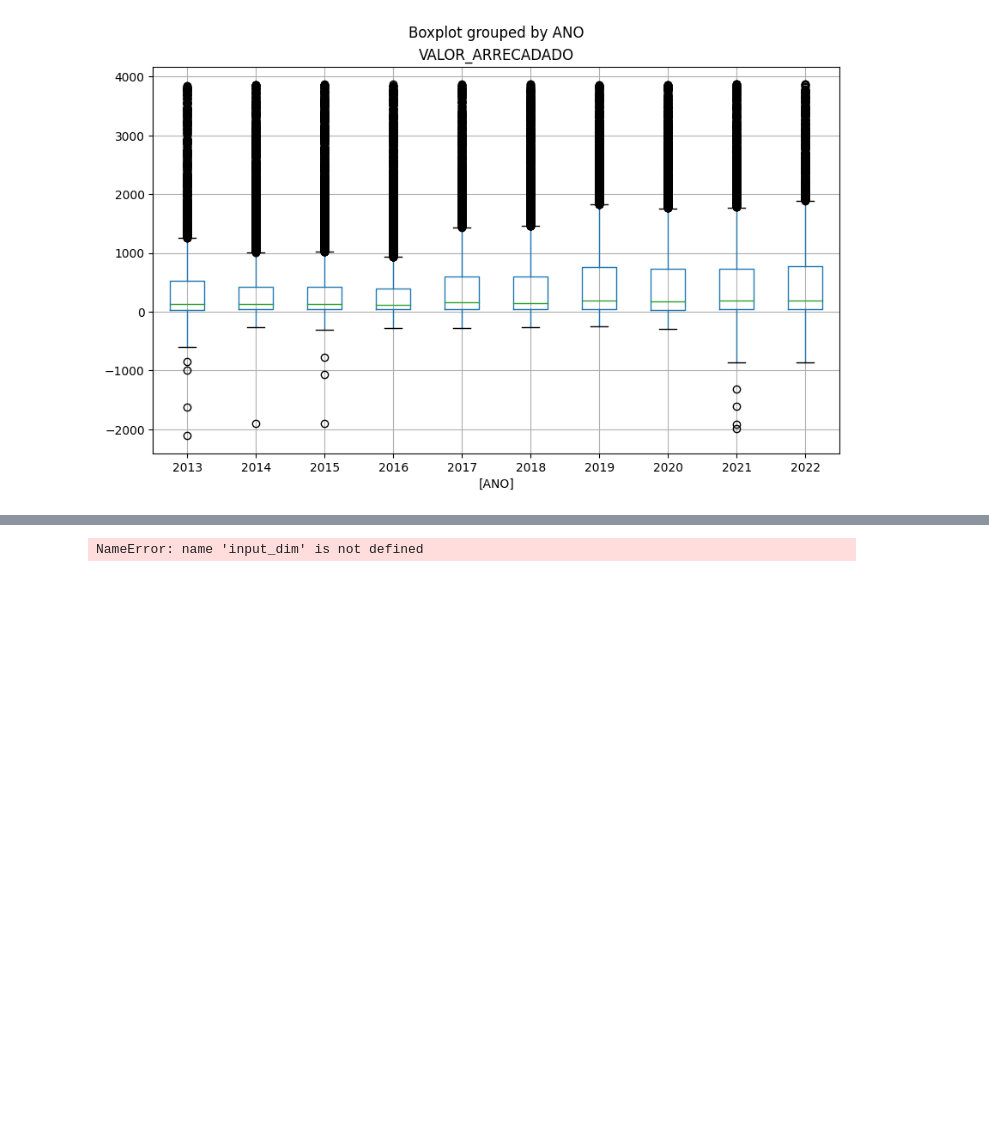
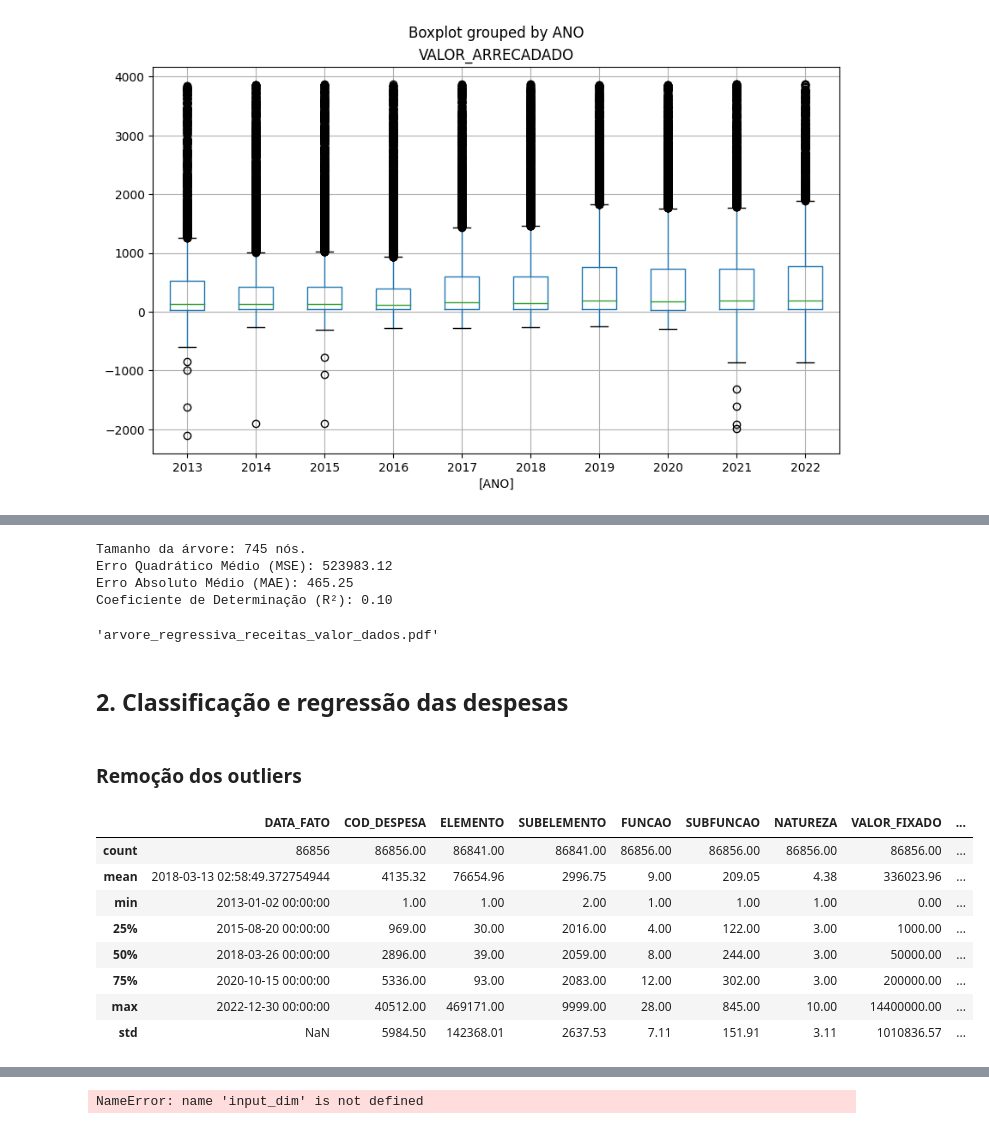
Before and after one commit to AllysonAbreu/dw_contas_publicas_2022, a Jupyter notebook: TCC2/dados/arvores_decisao.ipynb, the cells around one changed output, grey strips where cells are left out. Saved outputs shown, nothing was run; the diff lists cells and outputs as text; code cells hidden in the pictures; blank space fills up the shorter version.

```diff
--- a/TCC2/dados/arvores_decisao.ipynb
+++ b/TCC2/dados/arvores_decisao.ipynb
@@ -274,0 +470,28 @@ Erro Quadrático Médio (MSE): 5469504231.71838
+# %%
+# Definir as features (recursos) e o alvo (target)
+X = ['COD_CONTRIBUINTE_INTEIRO']
+y = 'VALOR_ARRECADADO'
+
+# Supondo que X contenha as características relevantes e y seja o valor arrecadado
+X_train, X_test, y_train, y_test = train_test_split(df_nao_amostrado[X], df_nao_amostrado[y], test_size=0.2, random_state=42)
+
+# Faça previsões
+y_pred = regressor.predict(X_test)
+
+# Obter o número de nós da árvore
+num_nodes = regressor.tree_.node_count
+print(f"Tamanho da árvore: {num_nodes} nós.")
+
+# Avaliação do modelo
+mse = mean_squared_error(y_test, y_pred)
+mae = mean_absolute_error(y_test, y_pred)
+r2 = r2_score(y_test, y_pred)
+
+print(f"Erro Quadrático Médio (MSE): {mse:.2f}")
+print(f"Erro Absoluto Médio (MAE): {mae:.2f}")
+print(f"Coeficiente de Determinação (R²): {r2:.2f}")
+# %% [output]
+Tamanho da árvore: 745 nós.
+Erro Quadrático Médio (MSE): 523983.12
+Erro Absoluto Médio (MAE): 465.25
+Coeficiente de Determinação (R²): 0.10
@@ -274,0 +509,27 @@ Erro Quadrático Médio (MSE): 5469504231.71838
+# %%
+names = df_amostrado[X].columns.tolist()
+
+dot_data = tree.export_graphviz(regressor, out_file=None,
+                                feature_names=names,
+                                filled=True, rounded=True,
+                                special_characters=True)
+graph = gv.Source(dot_data)
+graph.render("arvore_regressiva_receitas_valor_dados")
+# %% [output]
+'arvore_regressiva_receitas_valor_dados.pdf'
+# %% [markdown]
+## 2. Classificação e regressão das despesas
+# %% [markdown]
+### Remoção dos outliers
+# %%
+dados_despesas.describe().round(2)
+# %% [output]
+|  | DATA_FATO | COD_DESPESA | ELEMENTO | SUBELEMENTO | FUNCAO | SUBFUNCAO | NATUREZA | VALOR_FIXADO | ... |
+| count | 86856 | 86856.00 | 86841.00 | 86841.00 | 86856.00 | 86856.00 | 86856.00 | 86856.00 | ... |
+| mean | 2018-03-13 02:58:49.372754944 | 4135.32 | 76654.96 | 2996.75 | 9.00 | 209.05 | 4.38 | 336023.96 | ... |
+| min | 2013-01-02 00:00:00 | 1.00 | 1.00 | 2.00 | 1.00 | 1.00 | 1.00 | 0.00 | ... |
+| 25% | 2015-08-20 00:00:00 | 969.00 | 30.00 | 2016.00 | 4.00 | 122.00 | 3.00 | 1000.00 | ... |
+| 50% | 2018-03-26 00:00:00 | 2896.00 | 39.00 | 2059.00 | 8.00 | 244.00 | 3.00 | 50000.00 | ... |
+| 75% | 2020-10-15 00:00:00 | 5336.00 | 93.00 | 2083.00 | 12.00 | 302.00 | 3.00 | 200000.00 | ... |
+| max | 2022-12-30 00:00:00 | 40512.00 | 469171.00 | 9999.00 | 28.00 | 845.00 | 10.00 | 14400000.00 | ... |
+| std | NaN | 5984.50 | 142368.01 | 2637.53 | 7.11 | 151.91 | 3.11 | 1010836.57 | ... |
```
Also changed, not shown: parts of 31 cells of this notebook, 17 other files.
